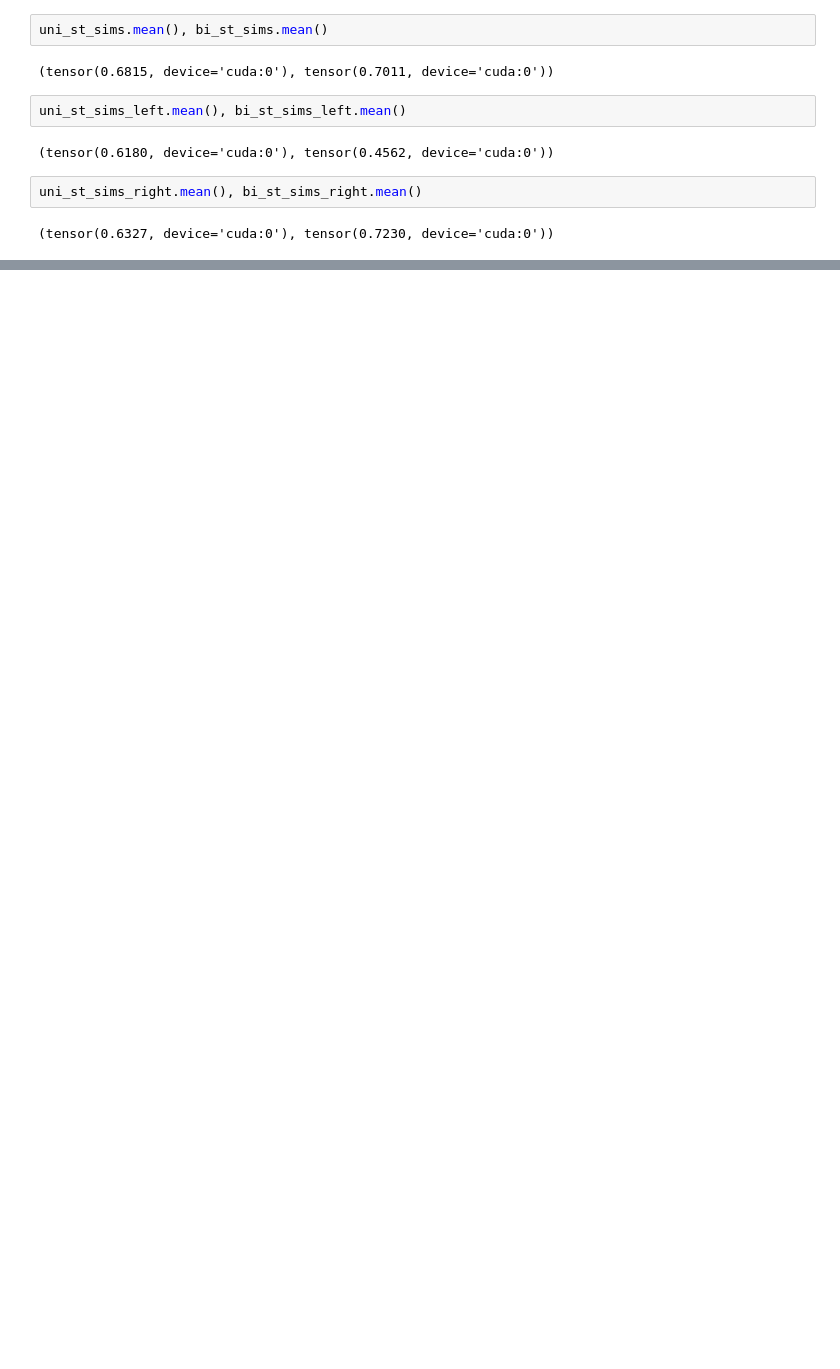
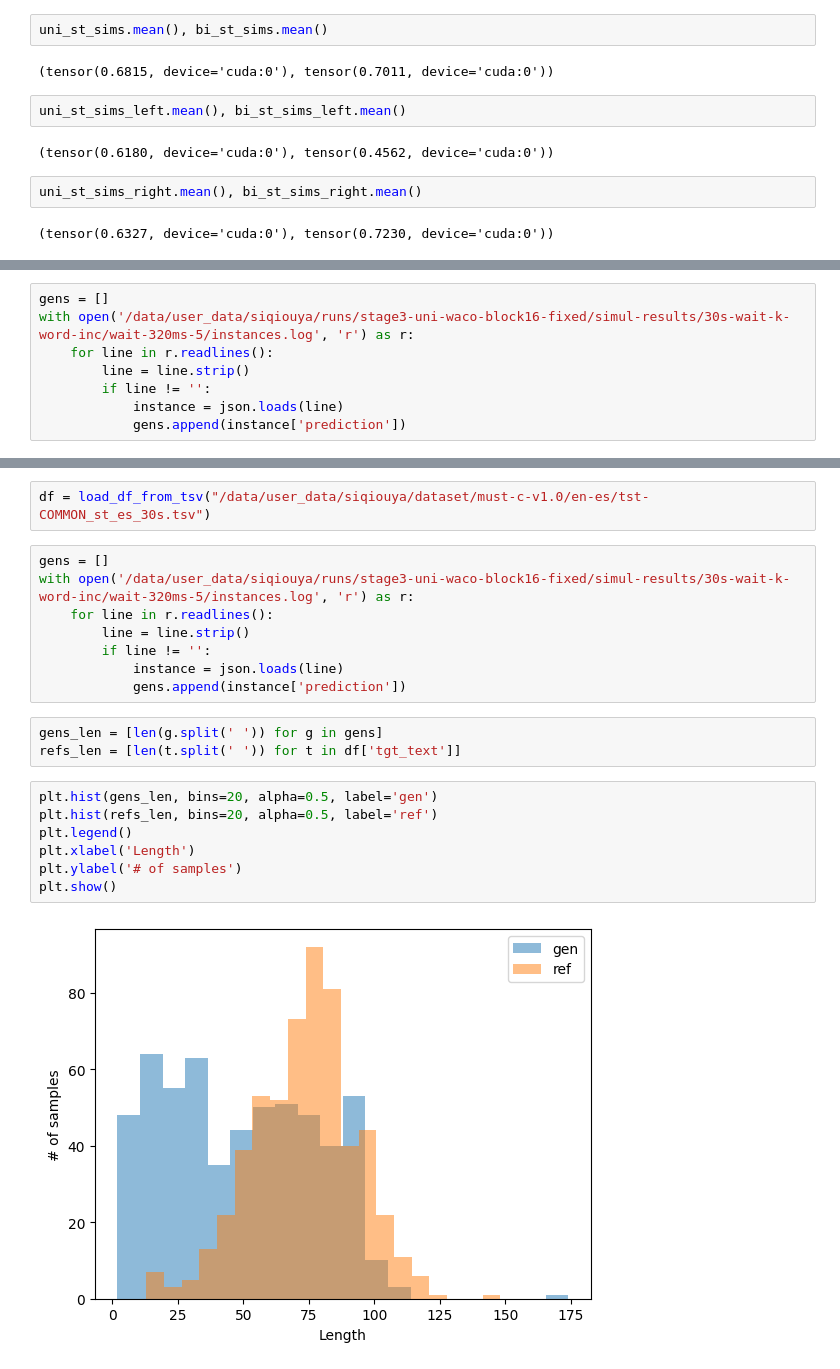
Before and after one commit to LeiLiLab/InfiniSST, a Jupyter notebook: uni_wav2vec.ipynb, the cells around one changed output, grey strips where cells are left out. Drawn from its saved outputs; the diff is of its cells as text; blank space fills up the shorter version.

```diff
--- a/uni_wav2vec.ipynb
+++ b/uni_wav2vec.ipynb
@@ -610,0 +762,8 @@ uni_st_sims_right.mean(), bi_st_sims_right.mean()
+# %%
+gens = []
+with open('/data/user_data/siqiouya/runs/stage3-uni-waco-block16-fixed/simul-results/30s-wait-k-word-inc/wait-320ms-5/instances.log', 'r') as r:
+    for line in r.readlines():
+        line = line.strip()
+        if line != '':
+            instance = json.loads(line)
+            gens.append(instance['prediction'])
@@ -610,0 +802,22 @@ uni_st_sims_right.mean(), bi_st_sims_right.mean()
+# %%
+df = load_df_from_tsv("/data/user_data/siqiouya/dataset/must-c-v1.0/en-es/tst-COMMON_st_es_30s.tsv")
+# %%
+gens = []
+with open('/data/user_data/siqiouya/runs/stage3-uni-waco-block16-fixed/simul-results/30s-wait-k-word-inc/wait-320ms-5/instances.log', 'r') as r:
+    for line in r.readlines():
+        line = line.strip()
+        if line != '':
+            instance = json.loads(line)
+            gens.append(instance['prediction'])
+# %%
+gens_len = [len(g.split(' ')) for g in gens]
+refs_len = [len(t.split(' ')) for t in df['tgt_text']]
+# %%
+plt.hist(gens_len, bins=20, alpha=0.5, label='gen')
+plt.hist(refs_len, bins=20, alpha=0.5, label='ref')
+plt.legend()
+plt.xlabel('Length')
+plt.ylabel('# of samples')
+plt.show()
+# %% [output]
+[figure, added]
```
Also changed, not shown: parts of 34 cells of this notebook, 21 other files.
